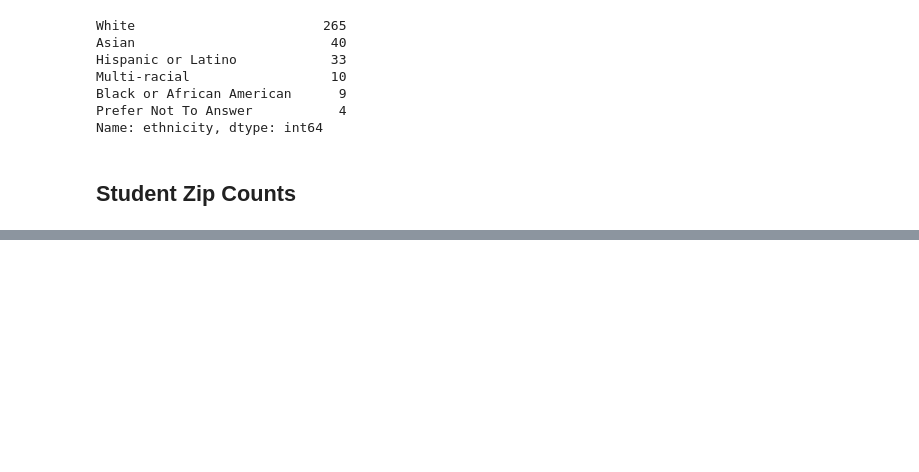
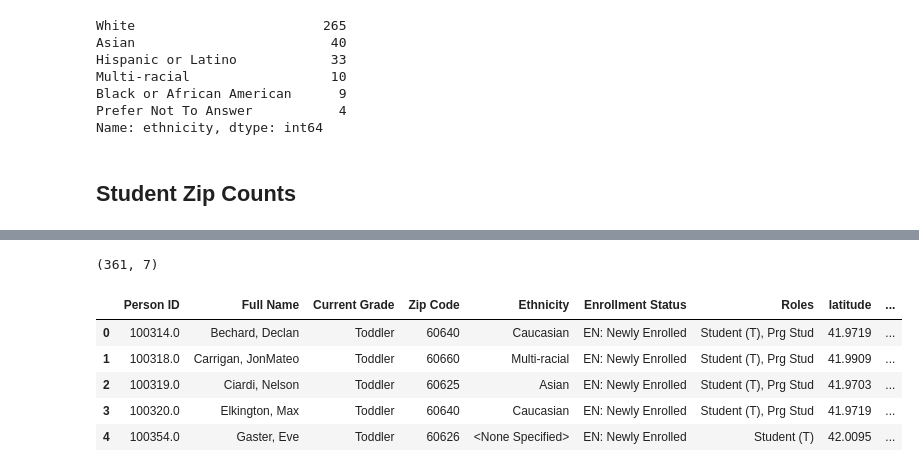
Before and after one commit to ygonzalez/streamlit-rpms, a Jupyter notebook: clean_data.ipynb, the cells around one changed output, grey strips where cells are left out. Saved outputs shown, nothing was run; the diff lists cells and outputs as text; code cells hidden in the pictures; blank space fills up the shorter version.

```diff
--- a/clean_data.ipynb
+++ b/clean_data.ipynb
@@ -289,0 +314,6 @@ Name: ethnicity, dtype: int64
+# %%
+student_program_zip = student_program_zip.dropna(how='all')
+# %%
+student_program_zip.shape
+# %% [output]
+(361, 7)
@@ -289,0 +322,15 @@ Name: ethnicity, dtype: int64
+# %%
+nomi = pgeocode.Nominatim('us')
+# %%
+student_program_zip['latitude'] = student_program_zip['Zip Code'].apply(lambda x: nomi.query_postal_code(x).latitude)
+# %%
+student_program_zip['longitude'] = student_program_zip['Zip Code'].apply(lambda x: nomi.query_postal_code(x).longitude)
+# %%
+student_program_zip.head()
+# %% [output]
+|  | Person ID | Full Name | Current Grade | Zip Code | Ethnicity | Enrollment Status | Roles | latitude | ... |
+| 0 | 100314.0 | Bechard, Declan | Toddler | 60640 | Caucasian | EN: Newly Enrolled | Student (T), Prg Stud | 41.9719 | ... |
+| 1 | 100318.0 | Carrigan, JonMateo | Toddler | 60660 | Multi-racial | EN: Newly Enrolled | Student (T), Prg Stud | 41.9909 | ... |
+| 2 | 100319.0 | Ciardi, Nelson | Toddler | 60625 | Asian | EN: Newly Enrolled | Student (T), Prg Stud | 41.9703 | ... |
+| 3 | 100320.0 | Elkington, Max | Toddler | 60640 | Caucasian | EN: Newly Enrolled | Student (T), Prg Stud | 41.9719 | ... |
+| 4 | 100354.0 | Gaster, Eve | Toddler | 60626 | <None Specified> | EN: Newly Enrolled | Student (T) | 42.0095 | ... |
```
Also changed, not shown: parts of 8 cells of this notebook, 5 other files.
